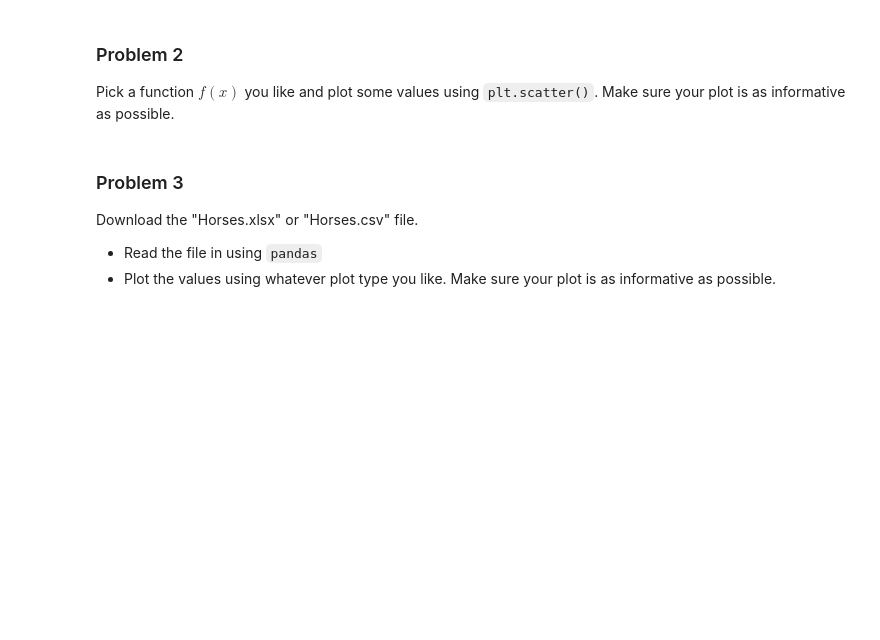
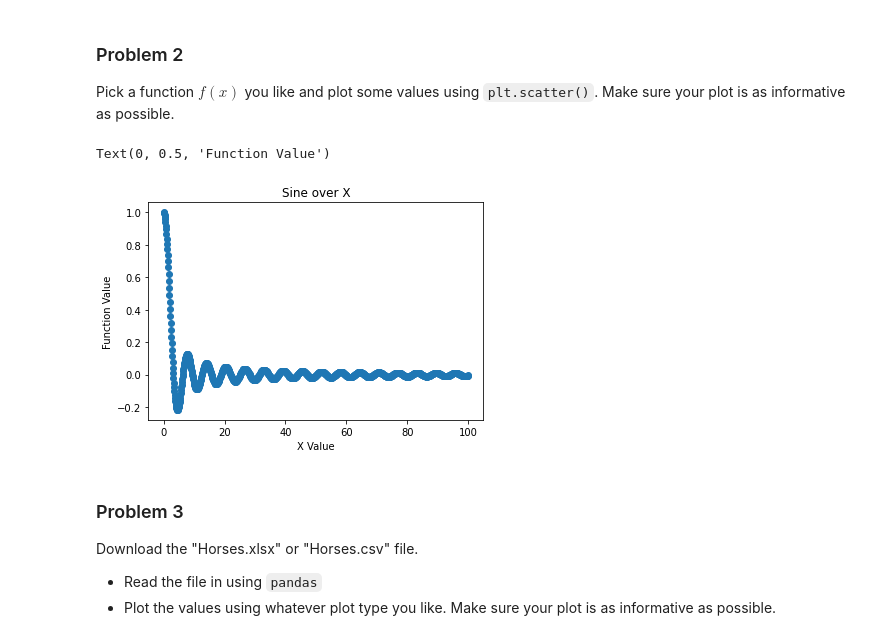
Before and after one commit to garrett-kepler/Math-300----Mathematical-Computing, a Jupyter notebook: Labs/Week 3 -- Data Science & Visualization/Week 3 Day 2 Lab.ipynb, the cells around one changed output. Saved outputs shown, nothing was run; the diff lists cells and outputs as text; code cells hidden in the pictures; blank space fills up the shorter version.

```diff
--- a/Labs/Week 3 -- Data Science & Visualization/Week 3 Day 2 Lab.ipynb
+++ b/Labs/Week 3 -- Data Science & Visualization/Week 3 Day 2 Lab.ipynb
@@ -6,6 +23,15 @@ Plot the function $f(x)=x^2$ for $x\in [-1,1]$ using `np.linspace()` with 10, 10
 # %% [markdown]
 ### Problem 2
 Pick a function $f(x)$ you like and plot some values using `plt.scatter()`. Make sure your plot is as informative as possible.
+# %%
+x = np.linspace(.01,100, 1000)
+plt.scatter(x, np.sin(x)/x)
+plt.title('Sine over X')
+plt.xlabel('X Value')
+plt.ylabel('Function Value')
+# %% [output]
+Text(0, 0.5, 'Function Value')
+[figure, added]
 # %% [markdown]
 ### Problem 3
 Download the "Horses.xlsx" or "Horses.csv" file.
```
Also changed, not shown: parts of 5 cells of this notebook, 2 other files.
